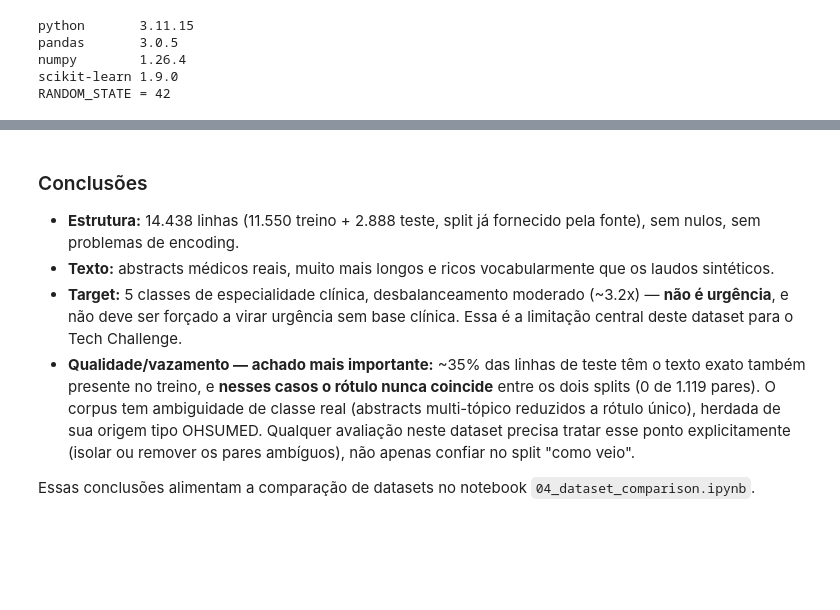
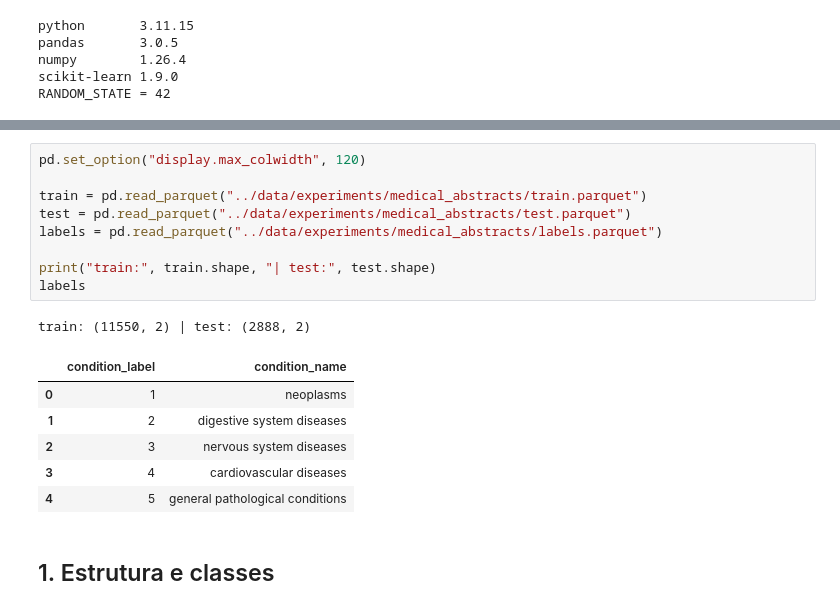
Before and after one commit to gui3561-ux/grupo-98-tech-challenger-fase3, a Jupyter notebook: notebooks/02_eda_medical_abstracts.ipynb, the cells around one changed output, grey strips where cells are left out. Drawn from its saved outputs; the diff is of its cells as text; blank space fills up the shorter version.

Commit message:
feat(eda): carregamento e analise de integridade do dataset

```diff
--- a/notebooks/02_eda_medical_abstracts.ipynb
+++ b/notebooks/02_eda_medical_abstracts.ipynb
@@ -341,16 +38,19 @@ summary
-# %% [markdown]
-### Conclusões
-
-- **Estrutura:** 14.438 linhas (11.550 treino + 2.888 teste, split já fornecido pela fonte), sem nulos, sem
-  problemas de encoding.
-- **Texto:** abstracts médicos reais, muito mais longos e ricos vocabularmente que os laudos sintéticos.
-- **Target:** 5 classes de especialidade clínica, desbalanceamento moderado (~3.2x) — **não é urgência**, e não
-  deve ser forçado a virar urgência sem base clínica. Essa é a limitação central deste dataset para o Tech
-  Challenge.
-- **Qualidade/vazamento — achado mais importante:** ~35% das linhas de teste têm o texto exato também presente
-  no treino, e **nesses casos o rótulo nunca coincide** entre os dois splits (0 de 1.119 pares). O corpus tem
-  ambiguidade de classe real (abstracts multi-tópico reduzidos a rótulo único), herdada de sua origem tipo
-  OHSUMED. Qualquer avaliação neste dataset precisa tratar esse ponto explicitamente (isolar ou remover os pares
-  ambíguos), não apenas confiar no split "como veio".
-
-Essas conclusões alimentam a comparação de datasets no notebook `04_dataset_comparison.ipynb`.
+# %%
+pd.set_option("display.max_colwidth", 120)
+
+train = pd.read_parquet("../data/experiments/medical_abstracts/train.parquet")
+test = pd.read_parquet("../data/experiments/medical_abstracts/test.parquet")
+labels = pd.read_parquet("../data/experiments/medical_abstracts/labels.parquet")
+
+print("train:", train.shape, "| test:", test.shape)
+labels
+# %% [output]
+train: (11550, 2) | test: (2888, 2)
+|  | condition_label | condition_name |
+| 0 | 1 | neoplasms |
+| 1 | 2 | digestive system diseases |
+| 2 | 3 | nervous system diseases |
+| 3 | 4 | cardiovascular diseases |
+| 4 | 5 | general pathological conditions |
+# %% [markdown]
+## 1. Estrutura e classes
```
Also changed, not shown: parts of 41 cells of this notebook, 5 other files.
